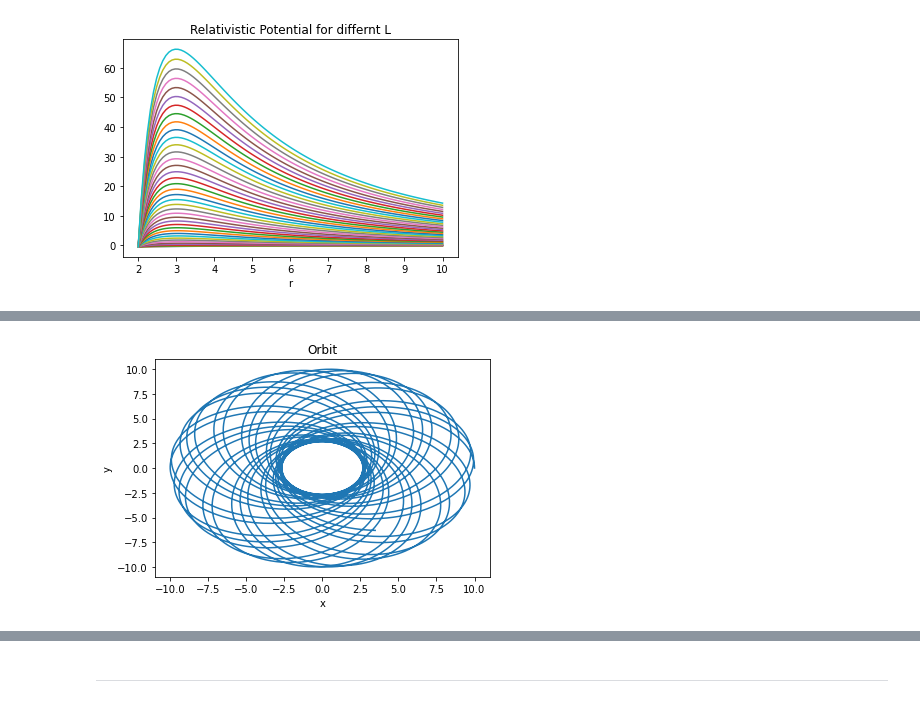
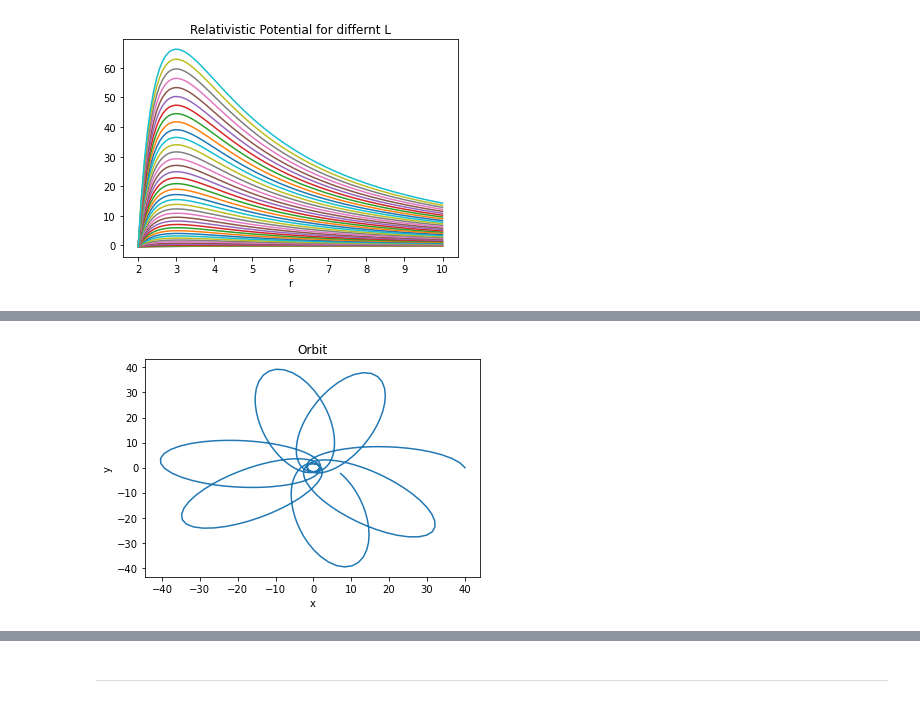
Before and after one commit to fbientrigo/machine-learning-physics, a Jupyter notebook: data_generation/obrita_mercurio.ipynb, the cells around one changed output, grey strips where cells are left out. Saved outputs shown, nothing was run; the diff lists cells and outputs as text; code cells hidden in the pictures.

```diff
--- a/data_generation/obrita_mercurio.ipynb
+++ b/data_generation/obrita_mercurio.ipynb
@@ -95,7 +118,7 @@ plt.show()
 import numpy as np
 import matplotlib.pyplot as plt
 
-def f1(theta, u, G, M, L):
+def f1(theta, u):
     result = (3 * G*G * M*M / (L*L) * u*u - u + 1)
     return result
 
@@ -103,23 +126,32 @@ def f2(theta, uh):
     result = uh
     return result
 
-def integracion_heun(N, G, M, L, E, u0, uh0, theta0, dtheta):
+def integration_heun(N, G, M, L, E, u0, uh0, theta0, dtheta):
+    """
+    solves u = 1/r, as a function of the angle
+    """
+
     # Start calculations
     theta = theta0
     u = u0
     uh = uh0
     r = L*L / (G * M * u)
+
+    # x,y for plotting
     x = r * np.cos(theta)
     y = r * np.sin(theta)
     t = 0
+    tau = 0
 
     # Create arrays to store position data
     x_arr = np.zeros(N)
     y_arr = np.zeros(N)
 
     r_arr = np.zeros(N)
+    vel_arr = np.zeros(N)
     theta_arr = np.zeros(N)
     t_arr = np.zeros(N)
+    tau_arr = np.zeros(N)
 
     # Evolve orbit
     for i in range(N):
@@ -129,62 +161,75 @@ def integracion_heun(N, G, M, L, E, u0, uh0, theta0, dtheta):
         h = dtheta
 
         # Integration using the method of Heun
-        uh_hat = uh_o + h*f1(theta, u_o, G, M, L)
+        # intermediate value
+        uh_hat = uh_o + h*f1(theta, u_o)
+        # then we computa y_i+1
         u = u_o + 0.5*h*(f2(theta, uh_o) + f2(theta, uh_hat))
 
+        # intermediate value
         u_hat = u_o + h*f2(theta, uh_o)
-        uh = uh_o + 0.5*h*(f1(theta, u_o, G, M, L) + f1(theta, u_hat, G, M, L))
+
+        # compute the speed
+        uh = uh_o + 0.5*h*(f1(theta, u_o) + f1(theta, u_hat))
 
         # Compute radial coordinate
         r = L * L / (G * M * u)
 
-        # Compute time coordinate
+        vel = - L * L / (G * M * u**2) * uh
+
+        # Compute time coordinate, with the schw. metric
         d_tau = r * r * dtheta / L
         dt = E * d_tau / (1.0 - 2 * G * M / r)
 
         t = t + dt
+        tau = tau + d_tau
 
         # Compute Cartesian coordinates
         x = r * np.cos(theta)
         y = r * np.sin(theta)
 
         # Save position data
         x_arr[i] = x
         y_arr[i] = y
         t_arr[i] = t
+        tau_arr[i] = tau
+        vel_arr[i] = vel
 
         r_arr[i] = r
         theta_arr[i] = theta
 
         # Update angle
         theta = theta + dtheta
 
     # Plot results
     plt.plot(x_arr, y_arr)
     plt.title("Orbit")
     plt.xlabel("x")
     plt.ylabel("y")
     plt.show()
 
-    return t_arr, r_arr, theta_arr
+    return t_arr, tau_arr, r_arr, vel_arr, theta_arr
 
 
 
 # Parameters
-N = 5*8000      # Number of steps
+N = 1000      # Number of steps
 G = 1.0         # Gravitational constant
 M = 0.2         # Mass of gravitating object
-L = 1.0         # Angular momentum of orbiting object
-E = 1.0         # Energy of orbiting object
-u0 = 0.5        # Initial inverse radius test particle
-uh0 = 0.0       # Initial derivative inverse radius wrt theta
-theta0 = 0      # Initial angle test particle
-dtheta = 0.005  # Step size
+L = 0.9        # Angular momentum of orbiting object
+E = 0.5         # Energy of orbiting object
 
 
-t, r, theta = integracion_heun(N, G, M, L, E, u0, uh0, theta0, dtheta)
+u0 = 0.1       # Initial inverse radius test particle
+uh0 = 0.0       # Initial derivative inverse radius wrt theta
+
+theta0 = 0      # Initial angle test particle
+dtheta = 0.05  # Step size
+
+
+t, tau, r, rvel, theta = integration_heun(N, G, M, L, E, u0, uh0, theta0, dtheta)
 # %% [output]
-[figure, old version]
+[figure, new version]
 # %%
 # exportas los datos creados:
 import pandas as pd
```
Also changed, not shown: parts of 20 cells of this notebook, 38 other files.
